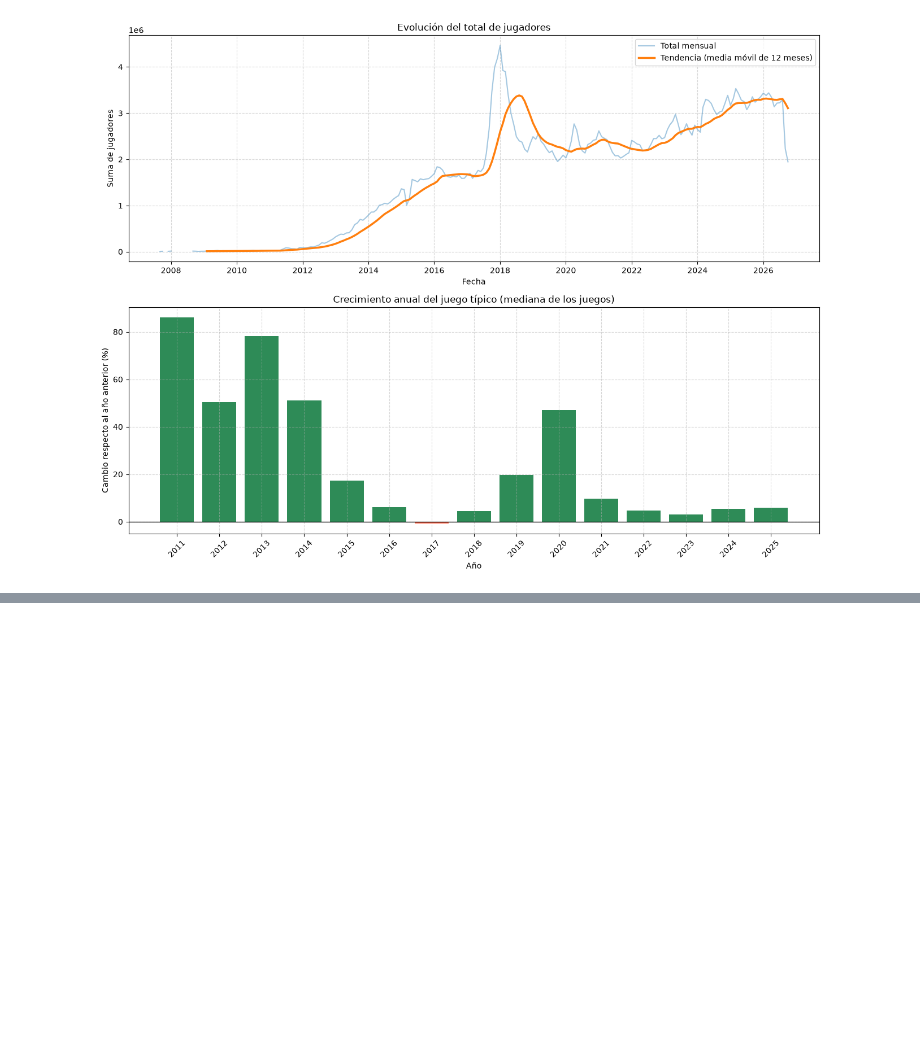
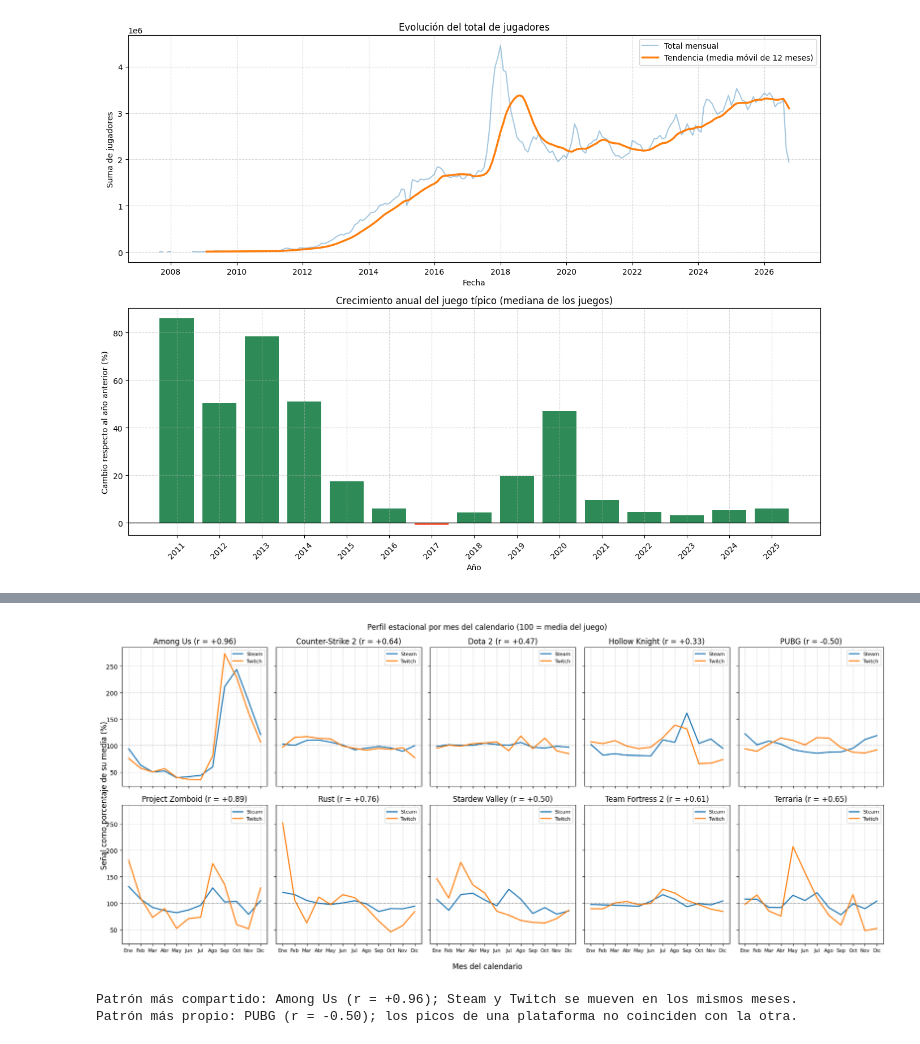
Before and after one commit to ai-somorrostro/Grupo2, a Jupyter notebook: SBD/steam_notebook.ipynb, the cells around one changed output, grey strips where cells are left out. Saved outputs shown, nothing was run; the diff lists cells and outputs as text; code cells hidden in the pictures; blank space fills up the shorter version.

```diff
--- a/SBD/steam_notebook.ipynb
+++ b/SBD/steam_notebook.ipynb
@@ -1048,0 +1699,72 @@ En 2023–2025, el juego típico varió un +5.37 % anual: la tendencia reciente
+# %%
+# Celda autosuficiente: recalcula en lugar de reutilizar variables ajenas.
+NOMBRES_MESES = [
+    "Enero", "Febrero", "Marzo", "Abril", "Mayo", "Junio",
+    "Julio", "Agosto", "Septiembre", "Octubre", "Noviembre", "Diciembre",
+]
+
+perfiles_plot = []
+for juego, historial in mensual_juego.groupby("Game"):
+    mes_calendario = historial["Mes"].dt.month
+    perfil_steam = (
+        historial.groupby(mes_calendario)["Players"].mean().reindex(range(1, 13))
+    )
+    perfil_twitch = (
+        historial.groupby(mes_calendario)["AverageViewers"].mean().reindex(range(1, 13))
+    )
+    if perfil_steam.notna().sum() < 12 or perfil_twitch.notna().sum() < 12:
+        continue
+    steam_normalizado = perfil_steam / perfil_steam.mean() * 100
+    twitch_normalizado = perfil_twitch / perfil_twitch.mean() * 100
+    perfiles_plot.append(
+        (
+            juego,
+            steam_normalizado,
+            twitch_normalizado,
+            steam_normalizado.corr(twitch_normalizado),
+        )
+    )
+
+fig, axes = plt.subplots(2, 5, figsize=(18, 8), sharex=True, sharey=True)
+
+for eje, (juego, steam_normalizado, twitch_normalizado, r) in zip(
+    axes.flat, perfiles_plot
+):
+    eje.plot(range(1, 13), steam_normalizado.values, label="Steam", linewidth=1.8)
+    eje.plot(range(1, 13), twitch_normalizado.values, label="Twitch", linewidth=1.8)
+    eje.axhline(100, color="black", linewidth=0.8, linestyle=":")
+    configurar(eje, f"{juego} (r = {r:+.2f})", "", "")
+    eje.set_xticks(range(1, 13))
+    eje.set_xticklabels([mes[:3] for mes in NOMBRES_MESES], fontsize=8)
+    eje.legend(fontsize=8)
+
+for eje in axes.flat[len(perfiles_plot):]:
+    eje.set_visible(False)
+
+fig.suptitle("Perfil estacional por mes del calendario (100 = media del juego)")
+fig.supxlabel("Mes del calendario")
+fig.supylabel("Señal como porcentaje de su media (%)")
+plt.tight_layout()
+plt.show()
+
+if perfiles_plot:
+    resumen = pd.DataFrame(
+        [
+            {"Juego": juego, "r": r}
+            for juego, _, _, r in perfiles_plot
+        ]
+    ).sort_values("r", ascending=False)
+    mas_compartido = resumen.iloc[0]
+    mas_propio = resumen.iloc[-1]
+    print(
+        f"Patrón más compartido: {mas_compartido['Juego']} "
+        f"(r = {mas_compartido['r']:+.2f}); Steam y Twitch se mueven en los mismos meses."
+    )
+    print(
+        f"Patrón más propio: {mas_propio['Juego']} "
+        f"(r = {mas_propio['r']:+.2f}); los picos de una plataforma no coinciden con la otra."
+    )
+# %% [output]
+[figure, added]
+Patrón más compartido: Among Us (r = +0.96); Steam y Twitch se mueven en los mismos meses.
+Patrón más propio: PUBG (r = -0.50); los picos de una plataforma no coinciden con la otra.
```
Also changed, not shown: parts of 24 cells of this notebook, 7 other files.
